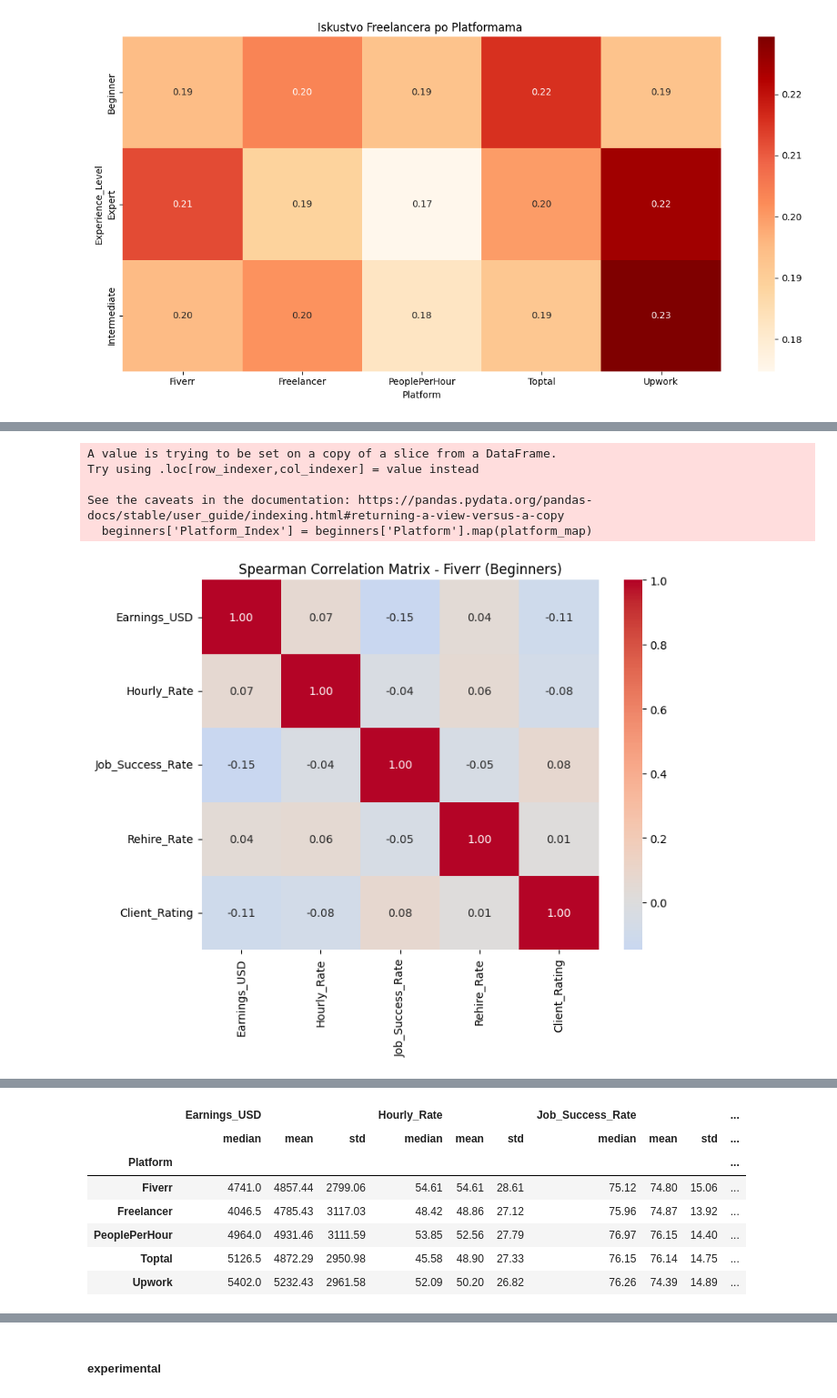
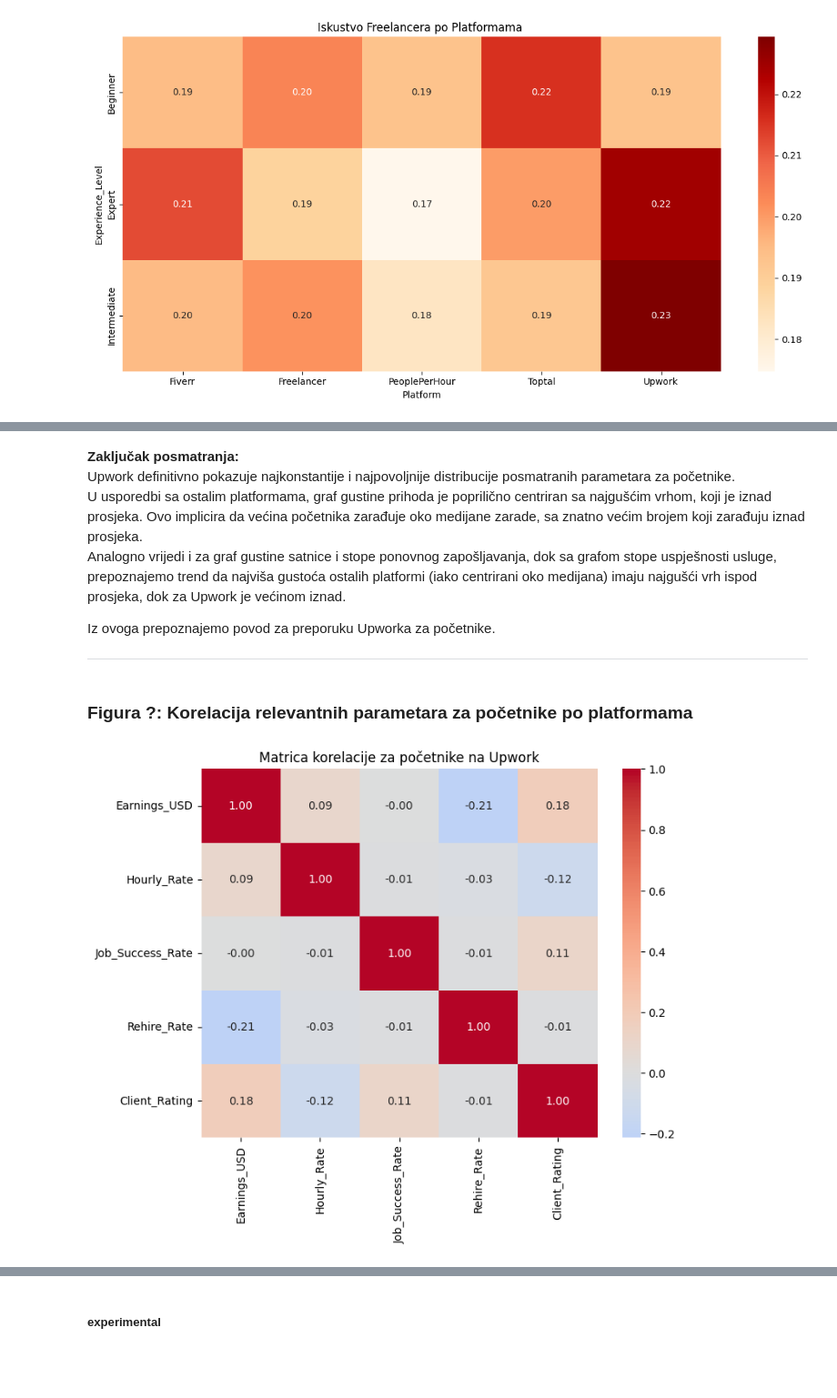
Before and after one commit to Ljut/PSAI-DSAI-datasets, a Jupyter notebook: VIS25_TIM1.ipynb, the cells around one changed output, grey strips where cells are left out. Shown at 91% size. Saved outputs shown, nothing was run; the diff lists cells and outputs as text; code cells hidden in the pictures; blank space fills up the shorter version.

```diff
--- a/VIS25_TIM1.ipynb
+++ b/VIS25_TIM1.ipynb
@@ -1345,3 +1347,10 @@ from scipy.stats import chi2_contingency,spearmanr
+# %%
+from scipy.stats import chi2_contingency,spearmanr
+platform_map = {'Fiverr':1, 'Freelancer': 2,'Upwork':3,'PeoplePerHour':4,'Toptal':5}   ## Indeksiramo platforme
+exp_map = {'Beginner': 0, 'Intermediate': 1, 'Expert': 2}
+
+df['Experience_Index'] = df['Experience_Level'].map(exp_map) ## Indeksiramo vrijednosti
+df['Platform_Index'] = df['Platform'].map(platform_map)
 # %% [markdown]
 U ovom poglavlju, nastojati ćemo gradivo upotrijebiti kao dodatnu potkrepu prethodnih hipoteza, te empirijski odgovoriti na češta pitanja uzročnosti i korelacije na ovu temu.
 # %% [markdown]
@@ -1482,35 +1505,37 @@ for metric in metrics:
+# %% [markdown]
+**Zaključak posmatranja:** <br>
+Upwork definitivno pokazuje najkonstantije i najpovoljnije distribucije posmatranih parametara za početnike. <br>
+U usporedbi sa ostalim platformama, graf gustine prihoda je poprilično centriran sa najgušćim vrhom, koji je iznad prosjeka. Ovo implicira da većina početnika zarađuje oko medijane zarade, sa znatno većim brojem koji zarađuju iznad prosjeka.<br>
+Analogno vrijedi i za graf gustine satnice i stope ponovnog zapošljavanja, dok sa grafom stope uspješnosti usluge, prepoznajemo trend da najviša gustoća ostalih platformi (iako centrirani oko medijana) imaju najgušći vrh ispod prosjeka, dok za Upwork je većinom iznad.
+
+Iz ovoga prepoznajemo povod za preporuku Upworka za početnike.
+<hr>
+# %% [markdown]
+### **Figura ?:** Korelacija relevantnih parametara za početnike po platformama
 # %%
 beginners = df[df['Experience_Level'] == 'Beginner']
 # Sužavamo samo na početnike
 
-platform_map = {'Upwork': 0, 'Fiverr': 1, 'Freelancer': 2, 'PeoplePerHour':3,'Toptal':4}   ## Indeksiramo platforme
-beginners['Platform_Index'] = beginners['Platform'].map(platform_map)
+platform_map = {'Upwork': 1, 'Fiverr': 2, 'Freelancer': 3, 'PeoplePerHour':4,'Toptal':5}   ## Indeksiramo platforme
+
+beginners = df[df['Experience_Level'] == 'Beginner'].copy()
+beginners['Platform_Index'] = beginners['Platform'].map(platform_map) ## Bez kopije, dobijamo SettingWithCopyWarning
 
 rho, p = spearmanr(beginners['Platform_Index'], beginners['Job_Success_Rate']) ## Spearman korelacija
 
 numerical_cols = [
     'Earnings_USD', 'Hourly_Rate', 'Job_Success_Rate',
     'Rehire_Rate', 'Client_Rating'
 ]
 # Generate correlation heatmap per platform
-for platform in beginners['Platform'].unique():
-    data = beginners[beginners['Platform'] == platform][numerical_cols]
+for platform in sorted(beginners['Platform_Index'].unique()):
+    data = beginners[beginners['Platform_Index'] == platform][numerical_cols]
     corr = data.corr(method='spearman')
 
     plt.figure(figsize=(8, 6))
     sns.heatmap(corr, annot=True, cmap='coolwarm', center=0, fmt=".2f")
-    plt.title(f"Spearman Correlation Matrix - {platform} (Beginners)")
+    plt.title(f"Matrica korelacije za početnike na {[k for k, v in platform_map.items() if v == platform][0]}")
+     # Lambda fja za prikaz je nužna zbog indeksiranja, mada i bez indeksiranja smo dobijali iste rezultate
     plt.show()
-
-    beginner_summary = beginners.groupby('Platform')[[
-    'Earnings_USD', 'Hourly_Rate', 'Job_Success_Rate', 'Rehire_Rate'
-]].agg(['median', 'mean', 'std']).round(2)
-
-display(beginner_summary)
 # %% [output]
-A value is trying to be set on a copy of a slice from a DataFrame.
-Try using .loc[row_indexer,col_indexer] = value instead
-
-See the caveats in the documentation: https://pandas.pydata.org/pandas-docs/stable/user_guide/indexing.html#returning-a-view-versus-a-copy
-  beginners['Platform_Index'] = beginners['Platform'].map(platform_map)
-[figure, old version]
+[figure, new version]
@@ -1521,8 +1545,0 @@ See the caveats in the documentation: https://pandas.pydata.org/pandas-docs/stab
-|  | Earnings_USD |  |  | Hourly_Rate |  |  | Job_Success_Rate |  |  | ... |
-|  | median | mean | std | median | mean | std | median | mean | std | ... |
-| Platform |  |  |  |  |  |  |  |  |  | ... |
-| Fiverr | 4741.0 | 4857.44 | 2799.06 | 54.61 | 54.61 | 28.61 | 75.12 | 74.80 | 15.06 | ... |
-| Freelancer | 4046.5 | 4785.43 | 3117.03 | 48.42 | 48.86 | 27.12 | 75.96 | 74.87 | 13.92 | ... |
-| PeoplePerHour | 4964.0 | 4931.46 | 3111.59 | 53.85 | 52.56 | 27.79 | 76.97 | 76.15 | 14.40 | ... |
-| Toptal | 5126.5 | 4872.29 | 2950.98 | 45.58 | 48.90 | 27.33 | 76.15 | 76.14 | 14.75 | ... |
-| Upwork | 5402.0 | 5232.43 | 2961.58 | 52.09 | 50.20 | 26.82 | 76.26 | 74.39 | 14.89 | ... |
```
Also changed, not shown: parts of 35 cells of this notebook.
